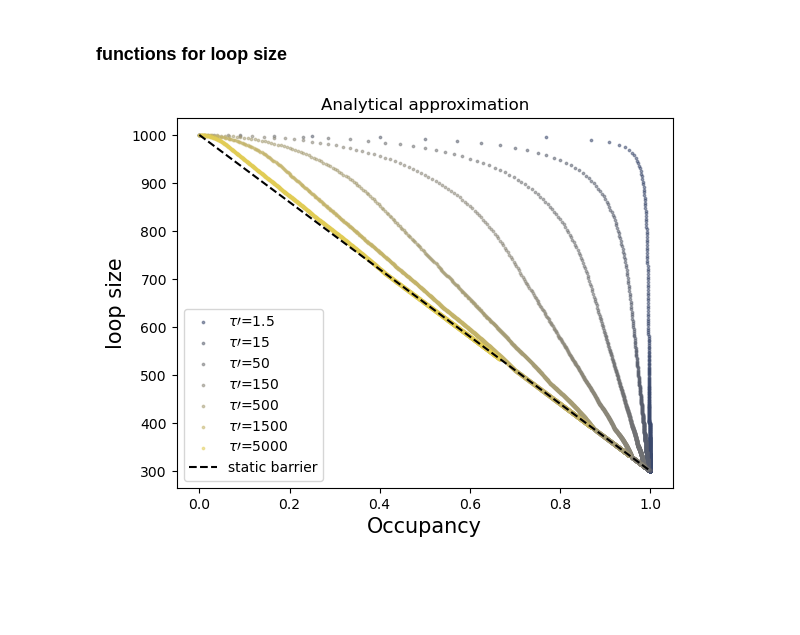
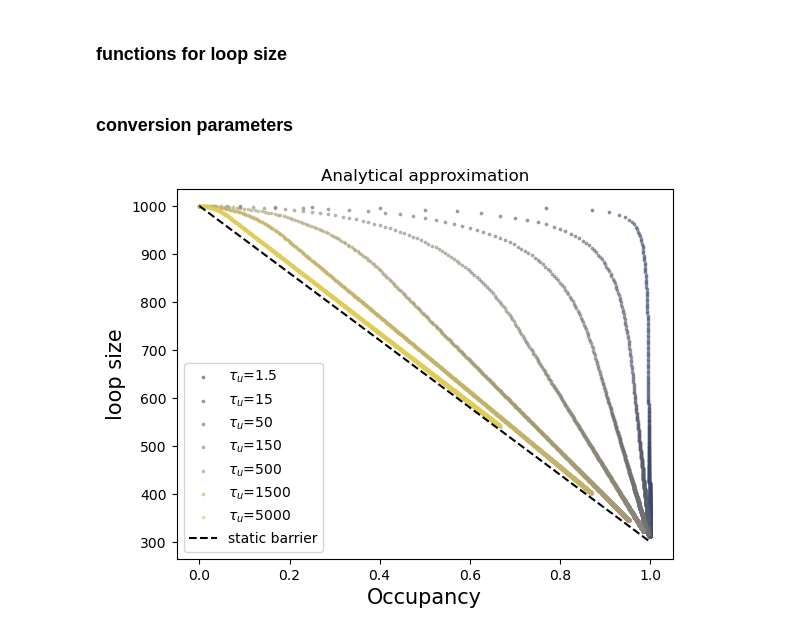
Before and after one commit to Fudenberg-Research-Group/dynamic_extrusion_boundaries, a Jupyter notebook: analysis/loop_size_theoretical.ipynb, the cells around one changed output. Cells and saved outputs as stored; diff of their text form; code cells hidden in the pictures; blank space fills up the shorter version.

```diff
--- a/analysis/loop_size_theoretical.ipynb
+++ b/analysis/loop_size_theoretical.ipynb
@@ -8,13 +10,13 @@ from scipy import ndimage
 # %% [markdown]
 ### functions for loop size
 # %%
-def loop_size(t, v, delta, tau, x , taup):
+def loop_size(t, v, delta, tau,  taup):
     if v * t <= delta/2:
         return v * t * 2
     else:
-        loop = delta + (taup / (tau + taup)) * v * (t - (delta/2 / v)) * 2
-        if t > (x*tau+(delta/2)/(v)):
-            loop += (tau / (tau + taup)) * v * (t - (delta/2 / v) - tau*x) * 2
+        loop = delta + (taup / (tau + taup)) * v * (t - (delta/2 / v)) * 2 + (tau / ((tau + taup)*tau)) * v * ((t - (delta/2 / v))**2)
+        if t > (tau+(delta/2)/(v)):
+            loop = delta + (taup / (tau + taup)) * v * (t - (delta/2 / v)) * 2+(tau / (tau + taup)) * v * (t - (delta/2 / v) - tau/2) * 2
         return loop
 
 def loop_size_static(t, v, delta, occupancy):
@@ -23,3 +25,5 @@ def loop_size_static(t, v, delta, occupancy):
     else:
         loop = delta + (1-occupancy) * v * (t - (delta/2 / v)) * 2
         return loop
+# %% [markdown]
+### conversion parameters
@@ -37,41 +44,41 @@ loop_for_high = []  # Renamed list to avoid conflict with function name
 lifetime_range = [500]
 taup_range = [1.5,15, 50, 150,500, 1500, 5000]
 tau_range = np.arange(0,10000,5)
 v_val_range = [1]
 delta_val = 300
 sep = 1000
 i=1
 sns.reset_defaults()
+
 for v_val in v_val_range:
     for taup_val in taup_range:
         for lifetime in lifetime_range:
             i+=1
             loop_s = []
             for tau_val in tau_range:
-                x_vals = np.linspace(0.1, 1, 10)
-                loop_sizes = np.array([loop_size(lifetime, v_val, delta_val, tau_val, x, taup_val) for x in x_vals])
-                integral = np.trapz(loop_sizes, x_vals)
-                integral = np.mean(loop_sizes)
-                loop_s.append([tau_val/(tau_val+taup_val), integral])
+                occup = np.round(tau_val/(tau_val+taup_val),3)
+                loop_size_new = loop_size(lifetime, v_val, delta_val, tau_val, taup_val)
+                loop_s.append([occup, loop_size_new])
             loop_s = np.array(loop_s)
-            plt.scatter(loop_s[:,0],loop_s[:,1],label=r'$\tau\prime$=%s'%(taup_val), s=3, alpha = 0.5, color= colors[i])
+            plt.scatter(loop_s[:,0],loop_s[:,1],label=r'$\tau_u$=%s'%(taup_val), s=3, alpha = 0.5, color= colors[i])
+
 
 occupancy_range = np.arange(0,1.05,0.05)
 lifetime_val = 500
 loop_stat=[]
 for occupancy_val in occupancy_range:
     loop_s = loop_size_static(lifetime_val,v=v_val,delta=delta_val,occupancy=occupancy_val)
     loop_stat.append([occupancy_val,loop_s])
 loop_stat = np.array(loop_stat)
 plt.plot(loop_stat[:,0],loop_stat[:,1],'--k',label='static barrier')
 plt.title('Analytical approximation')
 plt.ylabel('loop size', fontsize = 15)
 plt.xlabel(r'Occupancy', fontsize = 15)
 plt.legend()
-plt.savefig('output/figures/analytical_for_loop_size.png')
+plt.savefig('../output/figures/analytical_for_loop_size.png')
 plt.show()
 # %% [output]
-[figure, old version]
+[figure, new version]
 # %%
 loop_for_high = []
 lifetime_range = [500,1500]
```
Also changed, not shown: parts of 10 cells of this notebook.
